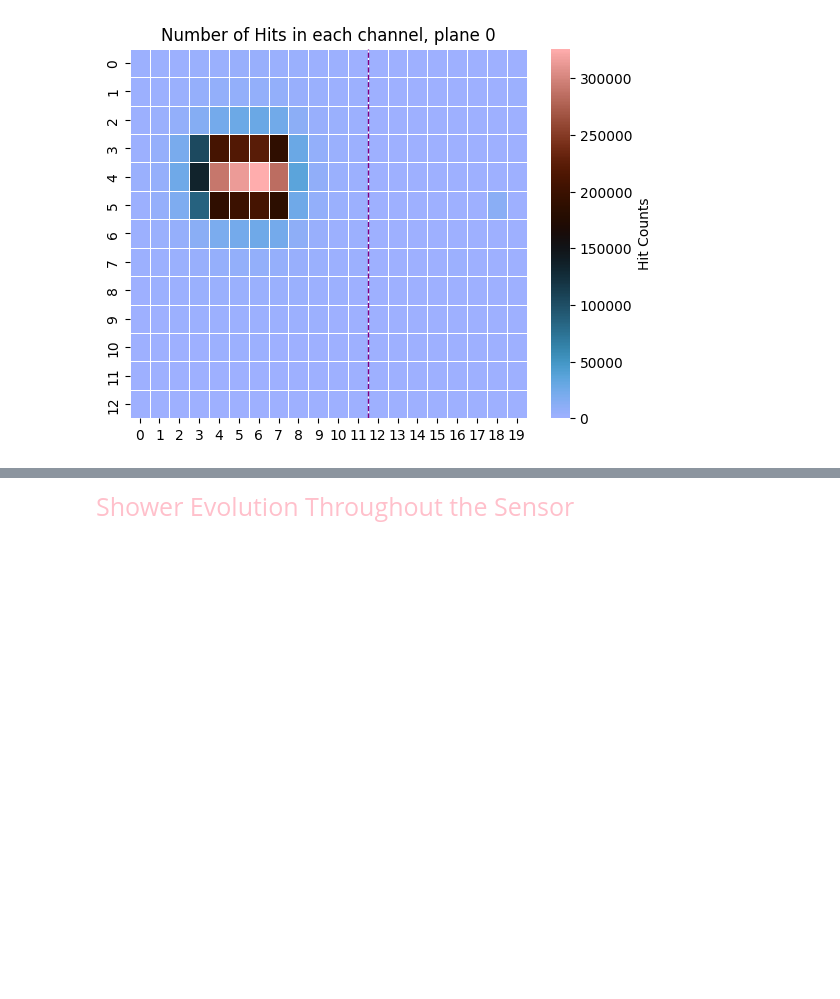
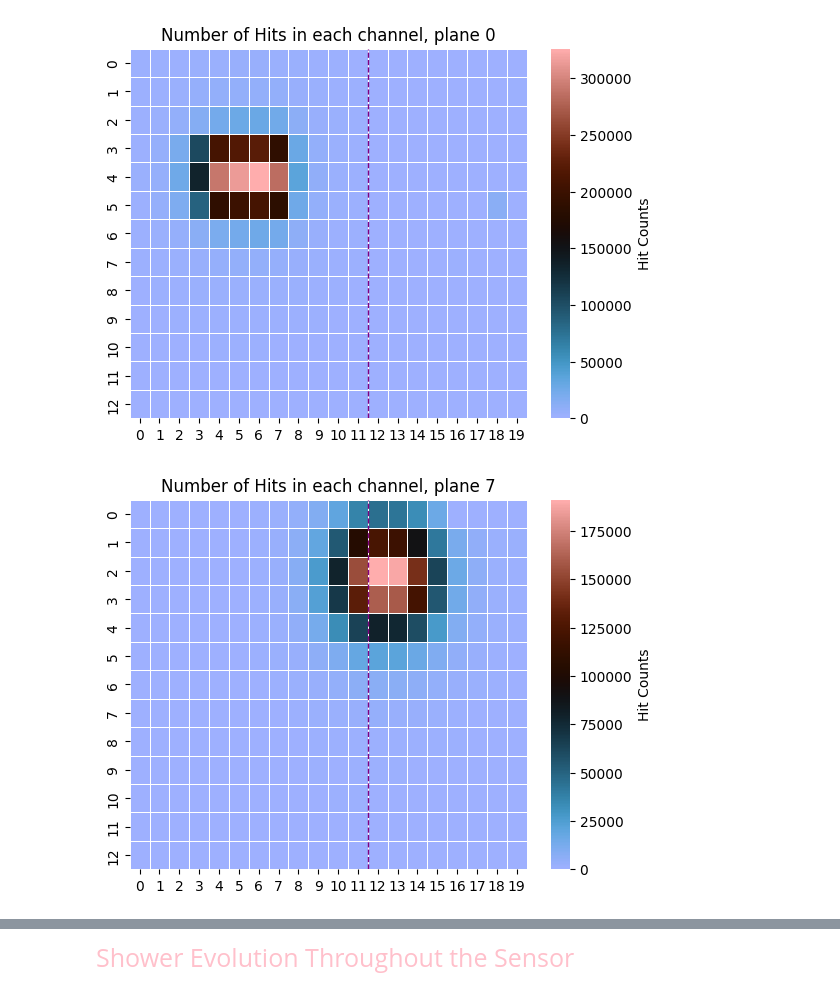
Before and after one commit to Ben-David-Ben/F-Cal-TB-Project, a Jupyter notebook: TB2025_Gap.ipynb, the cells around one changed output, grey strips where cells are left out. Drawn from its saved outputs; the diff is of its cells as text; code cells hidden in the pictures; blank space fills up the shorter version.

```diff
--- a/TB2025_Gap.ipynb
+++ b/TB2025_Gap.ipynb
@@ -13,7 +13,13 @@ imports work
 
 Open ROOT file and extract data
 # %%
-hit_data_1096 = rf.get_ROOT_data_zip("TB_FIRE_1096_hits.root")
+# hit_data_1096 = rf.get_ROOT_data_zip("TB_FIRE_1096_hits.root")
 
 hit_data_1101 = rf.get_ROOT_data_zip("TB_FIRE_1101_hits.root")
+
+# hit_data_1056 = rf.get_ROOT_data_zip("TB_FIRE_1056_hits.root")
+
+# hit_data_1057 = rf.get_ROOT_data_zip("TB_FIRE_1057_hits.root")
+
+hit_data_1079 = rf.get_ROOT_data_zip("TB_FIRE_1079_hits.root")
 # %% [output]
@@ -31,3 +37,7 @@ rf.hits_amount_colormap_single_plane(hit_data_1101, 7)
 rf.hits_amount_colormap_single_plane(hit_data_1101, 0)
 # %% [output]
 [figure]
+# %%
+rf.hits_amount_colormap_single_plane(hit_data_1079, 7)
+# %% [output]
+[figure, added]
```
Also changed, not shown: parts of 7 cells of this notebook, 4 other files.
